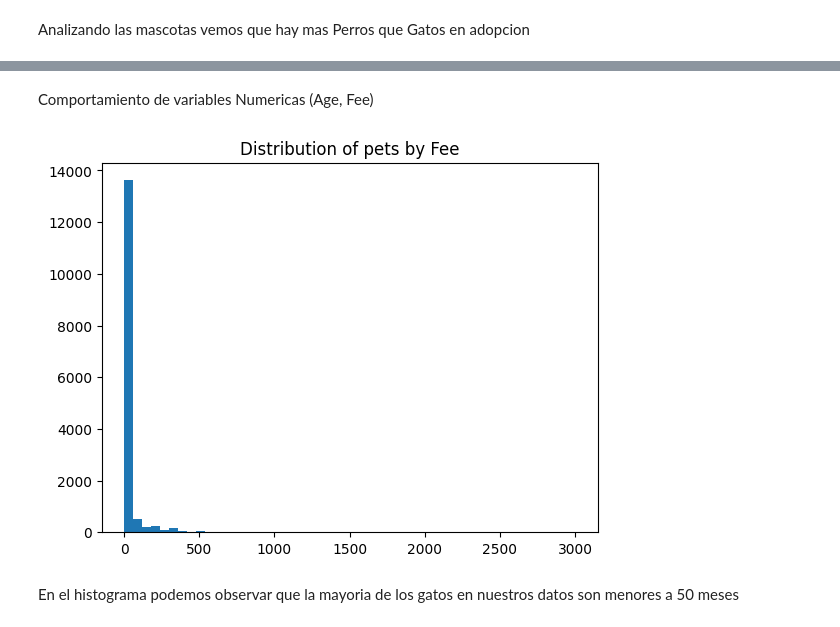
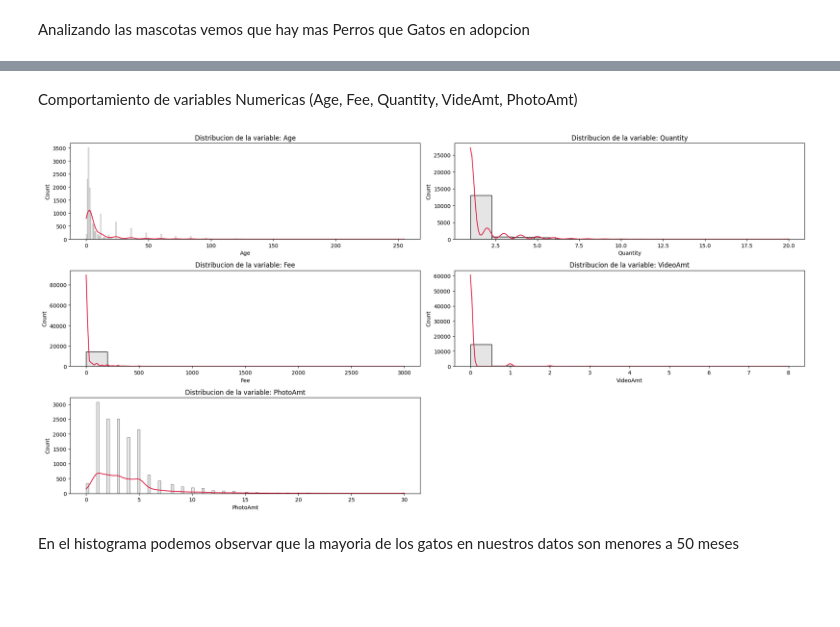
Before and after one commit to Nicoch6/Labo2_Entrega, a Jupyter notebook: 02-EDA.ipynb, the cells around one changed output, grey strips where cells are left out. Cells and saved outputs as stored; diff of their text form; code cells hidden in the pictures; blank space fills up the shorter version.

```diff
--- a/02-EDA.ipynb
+++ b/02-EDA.ipynb
@@ -207,12 +214,21 @@ for p in ax.patches:
 # %% [markdown]
-Comportamiento de variables Numericas (Age, Fee)
+Comportamiento de variables Numericas (Age, Fee, Quantity, VideAmt, PhotoAmt)
-# %%
-fig, ax = plt.subplots()
-
-plt.hist(train['Fee'],bins=50)
-plt.title('Distribution of pets by Fee');
-# %% [output]
-[figure, removed]
+# %%
+variables_numericas = ['Age', 'Quantity', 'Fee', 'VideoAmt', 'PhotoAmt']
+
+plt.figure(figsize=(20,10))
+
+
+for i, col in enumerate(variables_numericas,1):
+    plt.subplot(3,2,i)
+    ax=sns.histplot(train[col], color='0.8',kde=True)
+    ax.lines[0].set_color('crimson')
+    plt.title(f'Distribucion de la variable: {col}')
+
+plt.tight_layout()
+plt.show()
+# %% [output]
+[figure, added]
 # %% [markdown]
 En el histograma podemos observar que la mayoria de los gatos en nuestros datos son menores a 50 meses
 # %%
```
Also changed, not shown: parts of 22 cells of this notebook.
